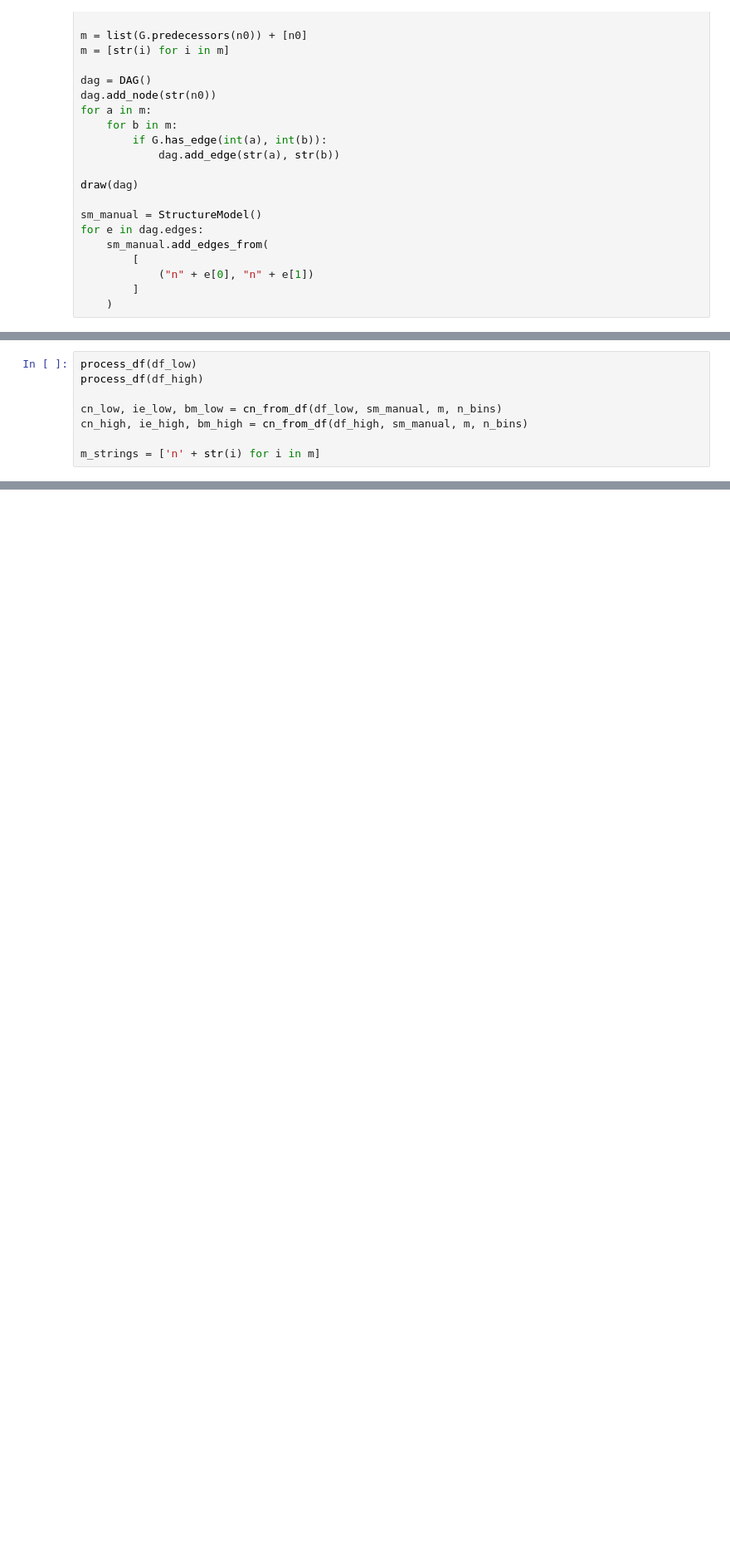
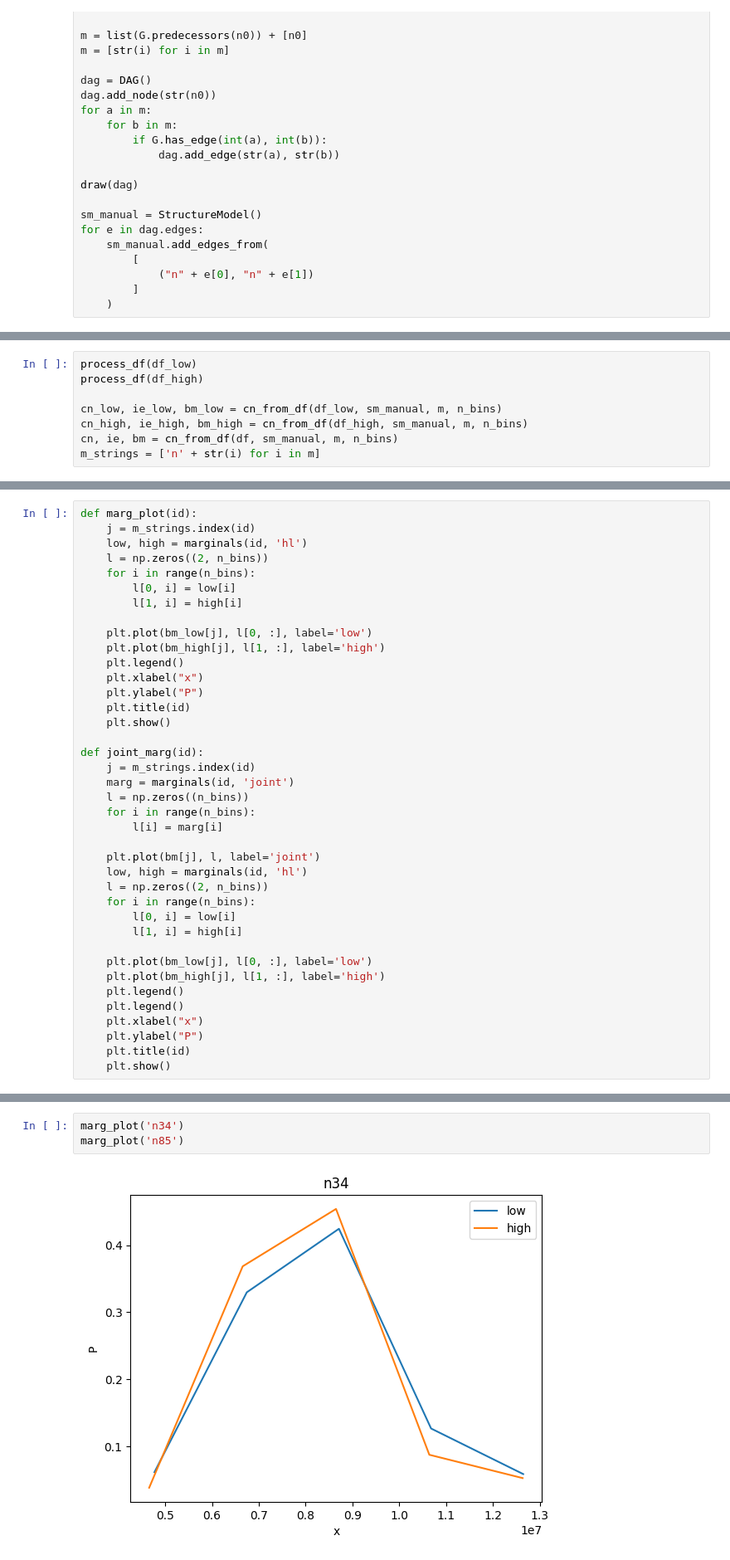
Before and after one commit to Neural-Wave/project-OperatorsOfTheNeuron, a Jupyter notebook: bayesian_networks.ipynb, the cells around one changed output, grey strips where cells are left out. Shown: that part at 83% size. Saved outputs shown, nothing was run; the diff lists cells and outputs as text; blank space fills up the shorter version.

```diff
--- a/bayesian_networks.ipynb
+++ b/bayesian_networks.ipynb
@@ -98,7 +97,7 @@ process_df(df_high)
 
 cn_low, ie_low, bm_low = cn_from_df(df_low, sm_manual, m, n_bins)
 cn_high, ie_high, bm_high = cn_from_df(df_high, sm_manual, m, n_bins)
-
+cn, ie, bm = cn_from_df(df, sm_manual, m, n_bins)
 m_strings = ['n' + str(i) for i in m]
 # %% [output]
 A value is trying to be set on a copy of a slice from a DataFrame.
@@ -143,0 +124,39 @@ NameError: name 'ie' is not defined
+# %%
+def marg_plot(id):
+    j = m_strings.index(id)
+    low, high = marginals(id, 'hl')
+    l = np.zeros((2, n_bins))
+    for i in range(n_bins):
+        l[0, i] = low[i]
+        l[1, i] = high[i]
+
+    plt.plot(bm_low[j], l[0, :], label='low')
+    plt.plot(bm_high[j], l[1, :], label='high')
+    plt.legend()
+    plt.xlabel("x")
+    plt.ylabel("P")
+    plt.title(id)
+    plt.show()
+
+def joint_marg(id):
+    j = m_strings.index(id)
+    marg = marginals(id, 'joint')
+    l = np.zeros((n_bins))
+    for i in range(n_bins):
+        l[i] = marg[i]
+
+    plt.plot(bm[j], l, label='joint')
+    low, high = marginals(id, 'hl')
+    l = np.zeros((2, n_bins))
+    for i in range(n_bins):
+        l[0, i] = low[i]
+        l[1, i] = high[i]
+
+    plt.plot(bm_low[j], l[0, :], label='low')
+    plt.plot(bm_high[j], l[1, :], label='high')
+    plt.legend()
+    plt.legend()
+    plt.xlabel("x")
+    plt.ylabel("P")
+    plt.title(id)
+    plt.show()
@@ -143,0 +182,5 @@ NameError: name 'ie' is not defined
+# %%
+marg_plot('n34')
+marg_plot('n85')
+# %% [output]
+[figure, added]
```
Also changed, not shown: parts of 10 cells of this notebook.
